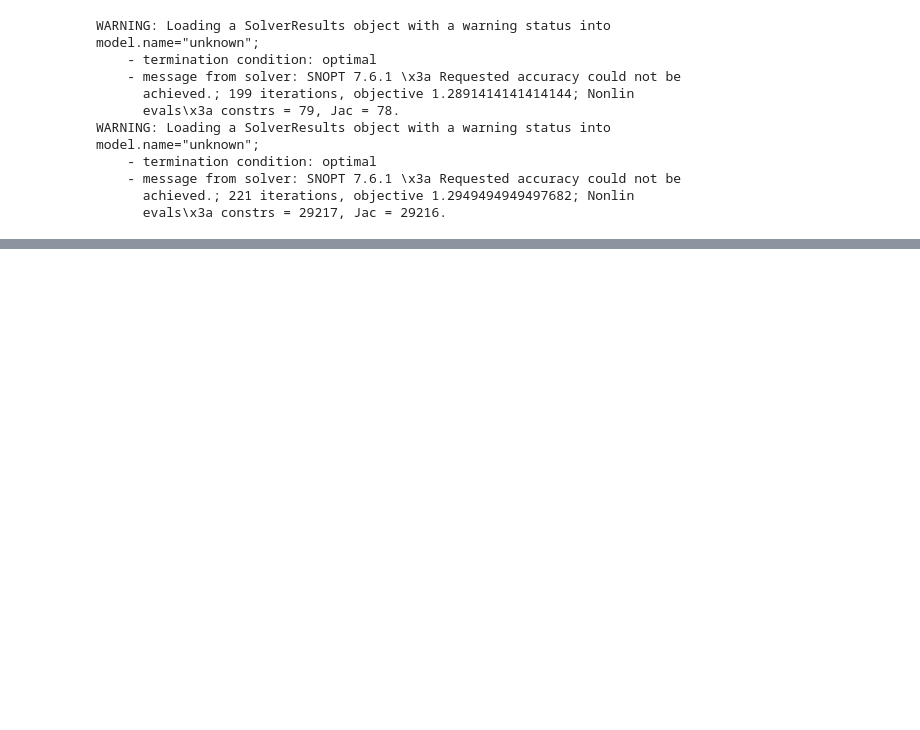
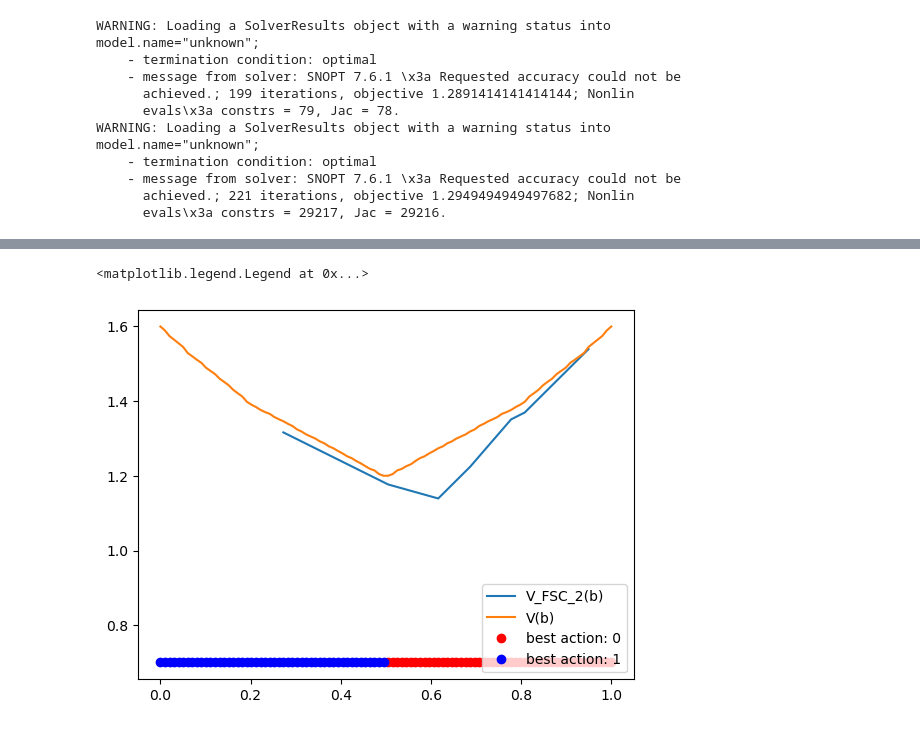
Before and after one commit to malikbf5/FSC-optimization, a Jupyter notebook: Bernoulli Bandits/Bernoulli Bandits.ipynb, the cells around one changed output, grey strips where cells are left out. Saved outputs shown, nothing was run; the diff lists cells and outputs as text; code cells hidden in the pictures; blank space fills up the shorter version.

```diff
--- a/Bernoulli Bandits/Bernoulli Bandits.ipynb
+++ b/Bernoulli Bandits/Bernoulli Bandits.ipynb
@@ -981,0 +982,22 @@ plt.legend(loc = "upper right")
+# %%
+fsc_size = 2
+plt.plot([bp[0] for bp in sample_b], valuefsc[fsc_size] , label = f"V_FSC_{fsc_size}(b)")
+
+# # plot value function V(b)
+plt.plot([bp[0] for bp in b], [v[bp] for bp in b], label = "V(b)")
+
+# plot belief points with best action = 0
+plt.plot(
+    [point[0] for point in b if ba[point] == 0],
+    [min(v.values()) - 0.5 for point in b if ba[point] == 0], 'ro', label = f"best action: {0}")
+
+# plot belief points with best action = 1
+plt.plot(
+    [point[0] for point in b if ba[point] == 1],
+    [min(v.values()) - 0.5 for point in b if ba[point] == 1], 'bo', label = f"best action: {1}")
+
+# legend
+plt.legend(loc = "lower right")
+# %% [output]
+<matplotlib.legend.Legend at 0x...>
+[figure, added]
```
Also changed, not shown: parts of 3 cells of this notebook.
